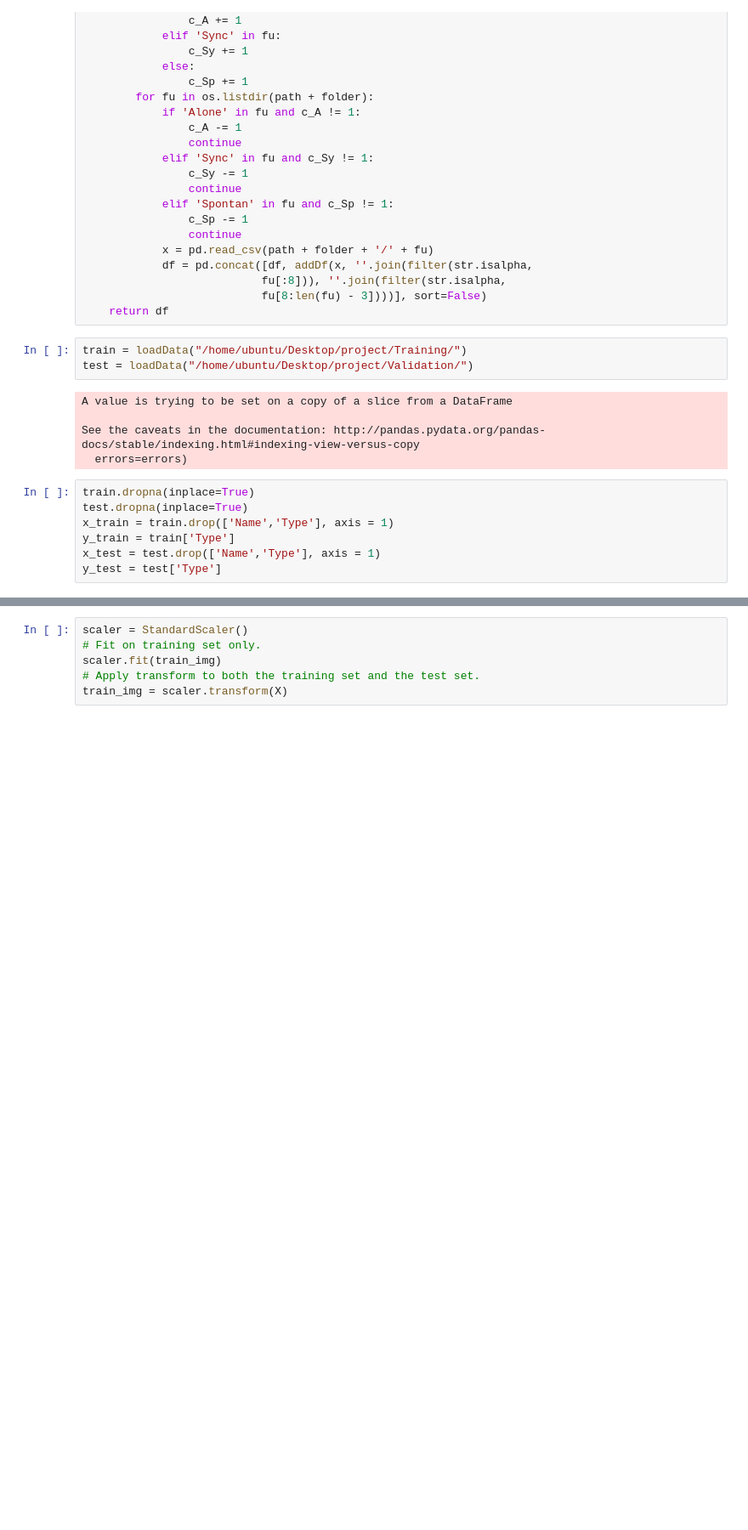
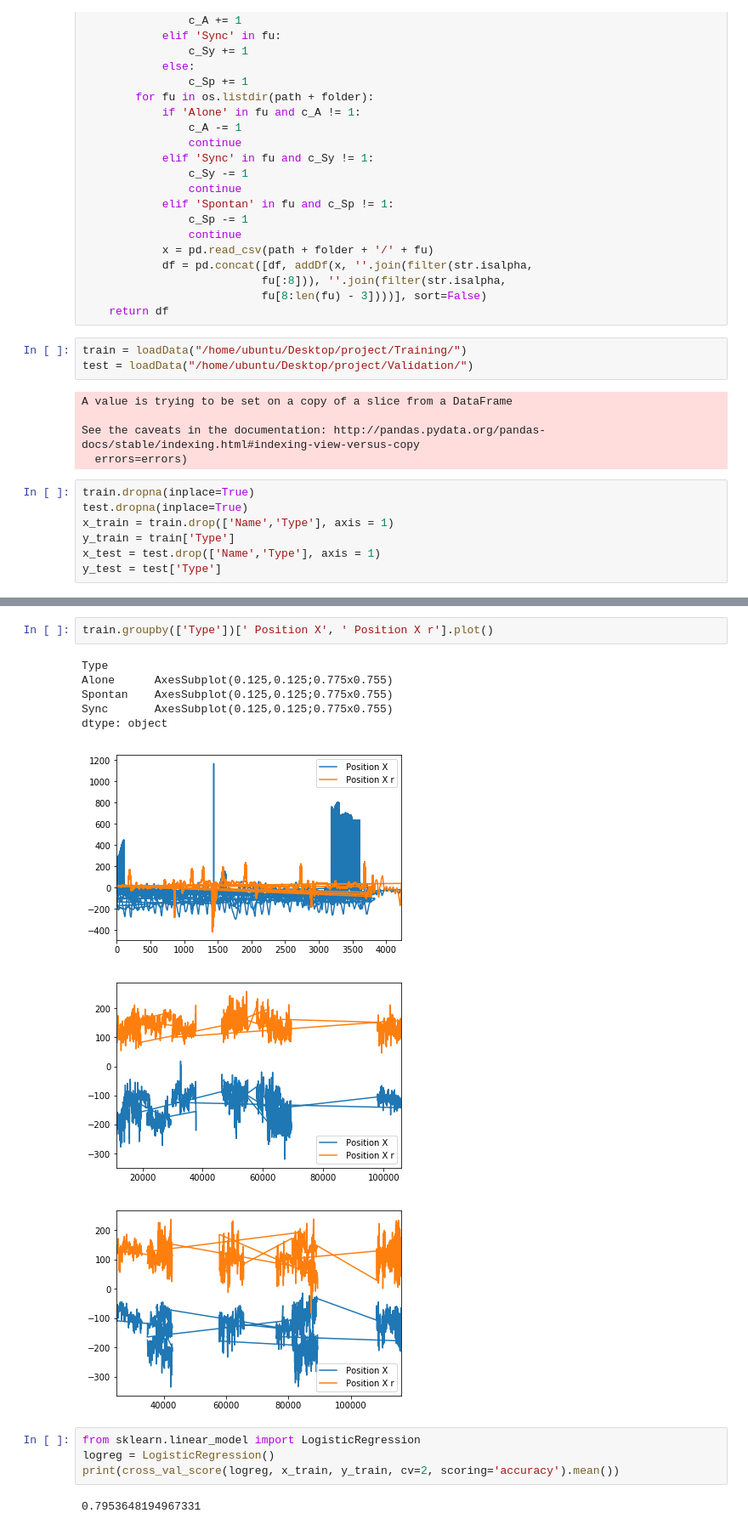
Before and after one commit to RoiPeleg/Datavis-project, a Jupyter notebook: hand recogntion.ipynb, the cells around one changed output, grey strips where cells are left out. Shown at 85% size. Drawn from its saved outputs; the diff is of its cells as text; blank space fills up the shorter version.

```diff
--- a/hand recogntion.ipynb
+++ b/hand recogntion.ipynb
@@ -165,6 +184,17 @@ ax.grid()
-# %%
-scaler = StandardScaler()
-# Fit on training set only.
-scaler.fit(train_img)
-# Apply transform to both the training set and the test set.
-train_img = scaler.transform(X)
+# %%
+train.groupby(['Type'])[' Position X', ' Position X r'].plot()
+# %% [output]
+Type
+Alone      AxesSubplot(0.125,0.125;0.775x0.755)
+Spontan    AxesSubplot(0.125,0.125;0.775x0.755)
+Sync       AxesSubplot(0.125,0.125;0.775x0.755)
+dtype: object
+[figure, added]
+[figure, added]
+[figure, added]
+# %%
+from sklearn.linear_model import LogisticRegression
+logreg = LogisticRegression()
+print(cross_val_score(logreg, x_train, y_train, cv=2, scoring='accuracy').mean())
+# %% [output]
+0.7953648194967331
```
Also changed, not shown: parts of 6 cells of this notebook.
